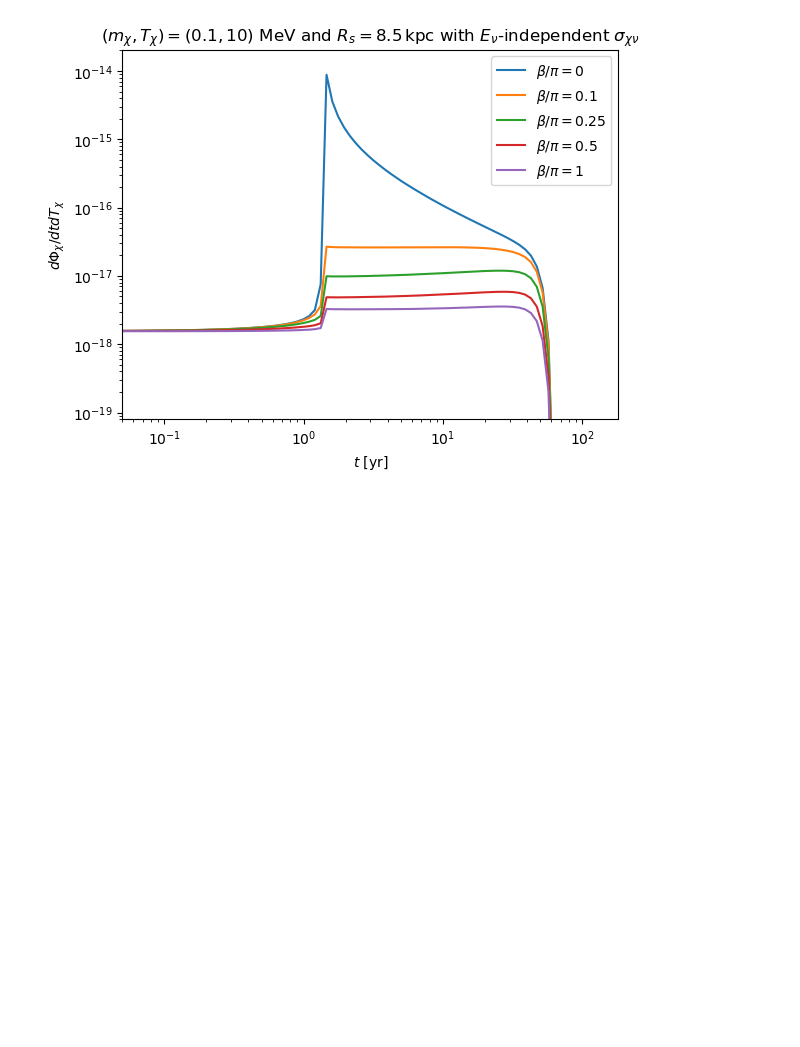
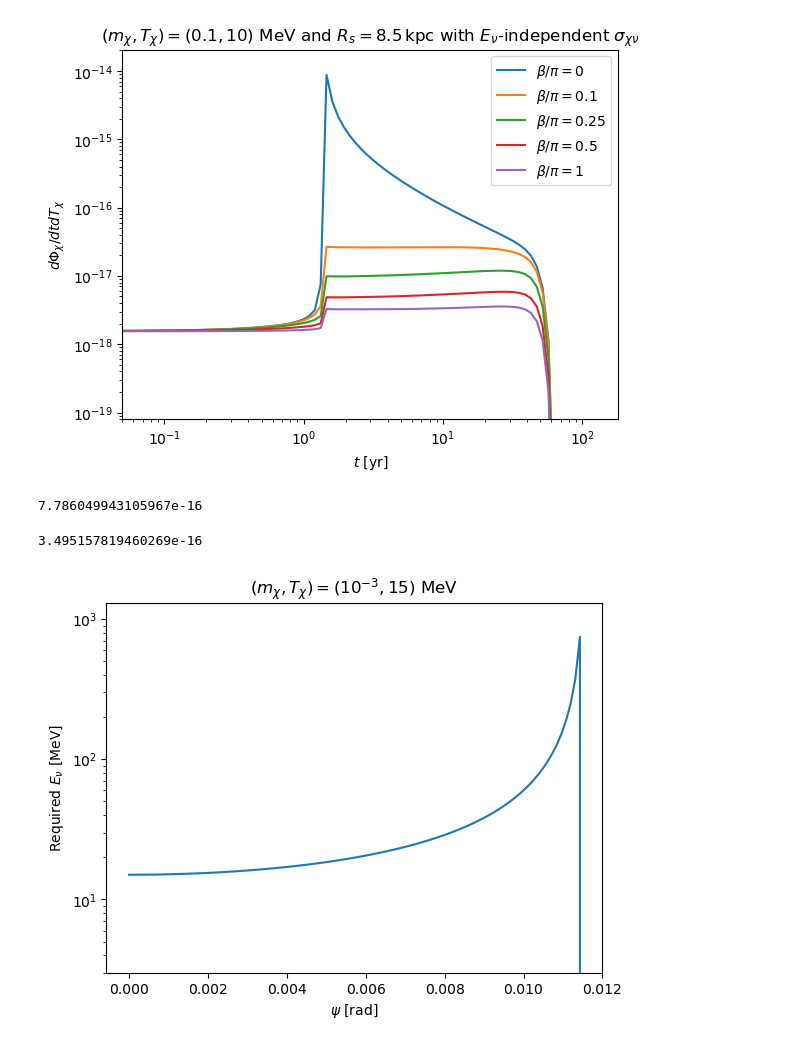
Before and after one commit to yenhsunlin/SNnuBDM2, a Jupyter notebook: src/plot.ipynb, the cells around one changed output. Drawn from its saved outputs; the diff is of its cells as text; code cells hidden in the pictures; blank space fills up the shorter version.

```diff
--- a/src/plot.ipynb
+++ b/src/plot.ipynb
@@ -663,3 +663,11 @@ plt.ylabel(r'$d\Phi_\chi/dtdT_\chi$')
 #plt.savefig('debug_constant_crox.pdf',bbox_inches='tight')
 # %% [output]
 [figure]
+# %%
+diffCrossSectionNuDM(10,1e-5,0.001,0.0001,1,1)
+# %% [output]
+7.786049943105967e-16
+# %%
+diffCrossSectionNuDM(10,1e-5,0.01,0.0001,1,1)
+# %% [output]
+3.495157819460269e-16
@@ -665,0 +676,19 @@ plt.ylabel(r'$d\Phi_\chi/dtdT_\chi$')
+# %%
+Tx = 15
+mx = 1e-3
+psi_list = np.linspace(0,maxPsi(Tx,mx),100)
+requiredEv_list = []
+for psi in psi_list:
+    requiredEv_list.append(getEv(Tx,mx,psi))
+# plot
+plt.plot(psi_list,requiredEv_list)
+plt.yscale('log')
+#plt.xscale('log')
+plt.ylim(3,1300)
+plt.xlabel(r'$\psi$ [rad]')
+plt.ylabel(r'Required $E_\nu$ [MeV]')
+plt.title(r'$(m_\chi,T_\chi)=(10^{-3},15)$ MeV')
+plt.savefig('required_Ev.pdf',bbox_inches='tight')
+plt.show()
+# %% [output]
+[figure, added]
```
Also changed, not shown: parts of 2 cells of this notebook, 6 other files.
